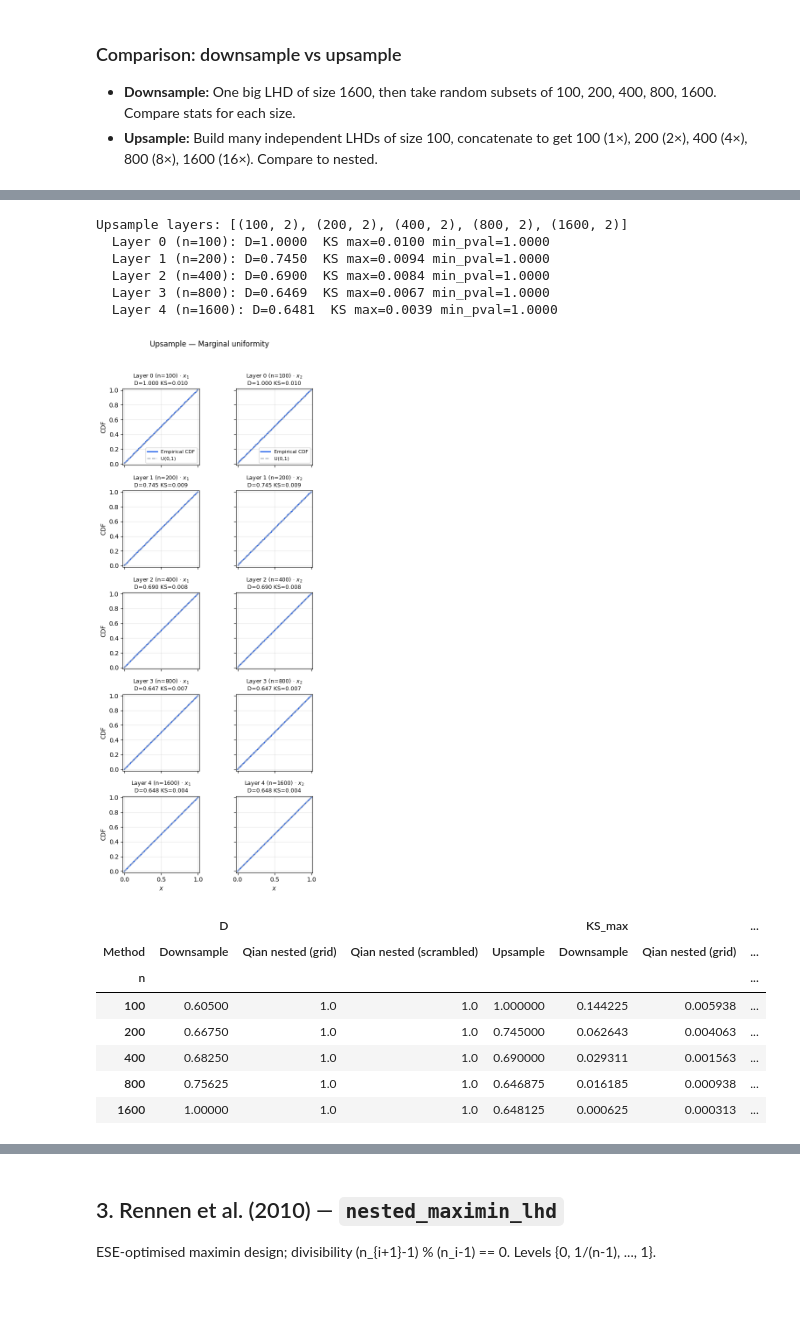
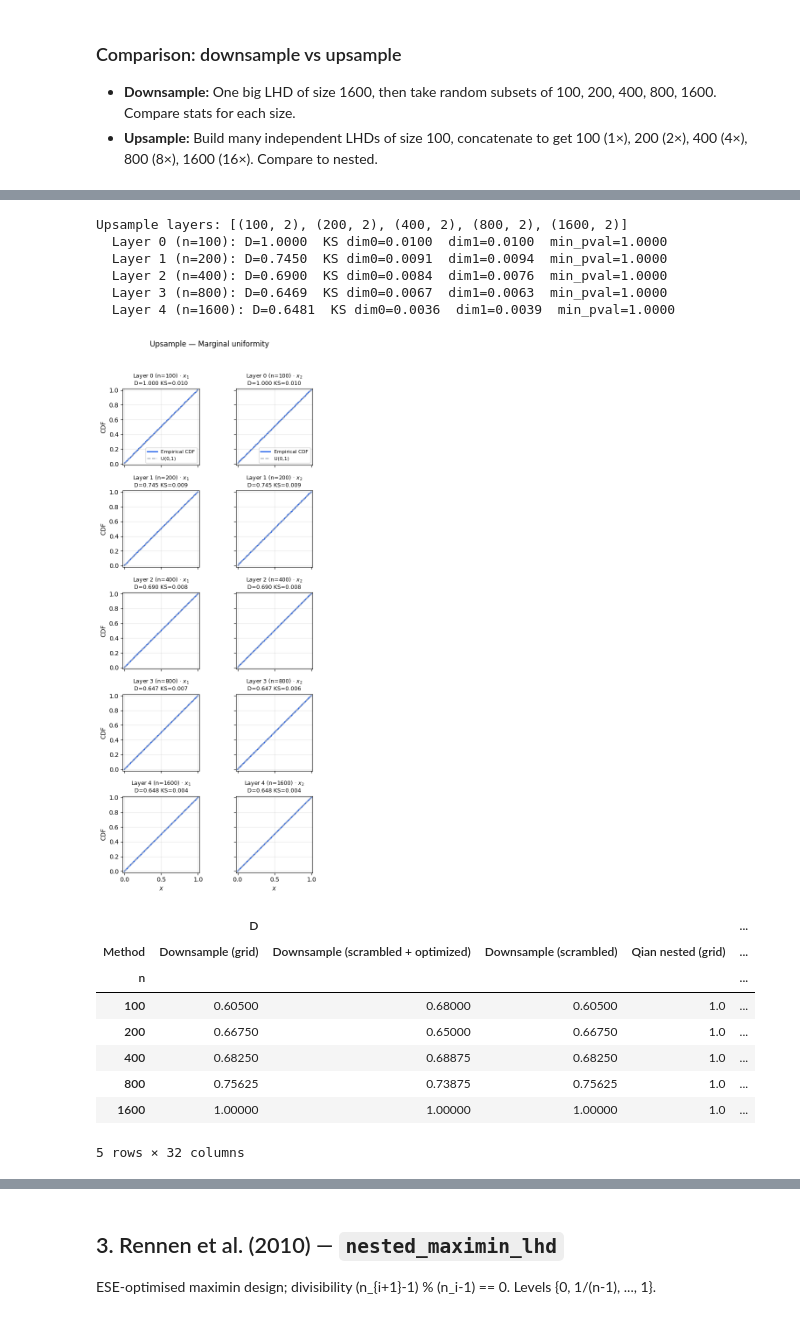
Before and after one commit to kstoreyf/gethypercube, a Jupyter notebook: examples/example_nested.ipynb, the cells around one changed output, grey strips where cells are left out. Cells and saved outputs as stored; diff of their text form; code cells hidden in the pictures.

Commit message:
qian implementation looking solid

```diff
--- a/examples/example_nested.ipynb
+++ b/examples/example_nested.ipynb
@@ -213,6 +317,7 @@ plot_nested_scatter([layers_qmc], title="scipy qmc, n=40 (unscrambled)")
 ### Large number samples for statistical tests
 # %%
 m_big = [100, 200, 400, 800, 1600]
+k = 2
 # %%
 layers_qian_grid = nested_lhd(k=k, m_layers=m_big, seed=17, scramble=False)
 print_layer_stats(layers_qian_grid, "Qian nested (grid)")
@@ -246,10 +355,14 @@ Qian nested (scrambled)layers: [(100, 2), (200, 2), (400, 2), (800, 2), (1600, 2
 rng = np.random.default_rng(17)
 n_max = 1600
 big_lhd = nested_lhd(k=k, m_layers=[n_max], seed=17, scramble=True)[0]
+big_lhd_grid = nested_lhd(k=k, m_layers=[n_max], seed=17, scramble=False)[0]
+big_lhd_opt = stats.qmc.LatinHypercube(d=k, scramble=True, optimization="random-cd", seed=17).random(n=n_max)
 idxs = {}
 for n in m_big:
     idxs[n] = rng.choice(n_max, size=n, replace=False)
 layers_downsample = [big_lhd[idxs[n]] for n in m_big]
+layers_downsample_grid = [big_lhd_grid[idxs[n]] for n in m_big]
+layers_downsample_opt = [big_lhd_opt[idxs[n]] for n in m_big]
 print_layer_stats(layers_downsample, "Downsample ")
 plot_marginal_uniformity(layers_downsample, k, title_prefix="Downsample — ")
 # %% [output]
@@ -264,8 +381,10 @@ Downsample layers: [(100, 2), (200, 2), (400, 2), (800, 2), (1600, 2)]
 # Upsample: combine many small LHDs (n=100) to make 100, 200, 400, 800, 1600
 rng = np.random.default_rng(17)
 n_small = 100
-# Build 16 independent LHDs of size 100
+# Build 16 independent LHDs of size 100 (scrambled, grid, and scrambled+optimized)
 lhd_100_list = [nested_lhd(k=k, m_layers=[n_small], seed=17 + i, scramble=True)[0] for i in range(16)]
+lhd_100_list_grid = [nested_lhd(k=k, m_layers=[n_small], seed=17 + i, scramble=False)[0] for i in range(16)]
+lhd_100_list_opt = [stats.qmc.LatinHypercube(d=k, scramble=True, optimization="random-cd", seed=17 + i).random(n=n_small) for i in range(16)]
 layers_upsample = [
     lhd_100_list[0],
     np.vstack(lhd_100_list[:2]),
@@ -273,40 +392,61 @@ layers_upsample = [
     np.vstack(lhd_100_list[:8]),
     np.vstack(lhd_100_list[:16]),
 ]
+layers_upsample_grid = [
+    lhd_100_list_grid[0],
+    np.vstack(lhd_100_list_grid[:2]),
+    np.vstack(lhd_100_list_grid[:4]),
+    np.vstack(lhd_100_list_grid[:8]),
+    np.vstack(lhd_100_list_grid[:16]),
+]
+layers_upsample_opt = [
+    lhd_100_list_opt[0],
+    np.vstack(lhd_100_list_opt[:2]),
+    np.vstack(lhd_100_list_opt[:4]),
+    np.vstack(lhd_100_list_opt[:8]),
+    np.vstack(lhd_100_list_opt[:16]),
+]
 print_layer_stats(layers_upsample, "Upsample ")
 plot_marginal_uniformity(layers_upsample, k, title_prefix="Upsample — ")
 # %% [output]
 Upsample layers: [(100, 2), (200, 2), (400, 2), (800, 2), (1600, 2)]
-  Layer 0 (n=100): D=1.0000  KS max=0.0100 min_pval=1.0000
-  Layer 1 (n=200): D=0.7450  KS max=0.0094 min_pval=1.0000
-  Layer 2 (n=400): D=0.6900  KS max=0.0084 min_pval=1.0000
-  Layer 3 (n=800): D=0.6469  KS max=0.0067 min_pval=1.0000
-  Layer 4 (n=1600): D=0.6481  KS max=0.0039 min_pval=1.0000
+  Layer 0 (n=100): D=1.0000  KS dim0=0.0100  dim1=0.0100  min_pval=1.0000
+  Layer 1 (n=200): D=0.7450  KS dim0=0.0091  dim1=0.0094  min_pval=1.0000
+  Layer 2 (n=400): D=0.6900  KS dim0=0.0084  dim1=0.0076  min_pval=1.0000
+  Layer 3 (n=800): D=0.6469  KS dim0=0.0067  dim1=0.0063  min_pval=1.0000
+  Layer 4 (n=1600): D=0.6481  KS dim0=0.0036  dim1=0.0039  min_pval=1.0000
 [figure]
 # %%
-# Compare stats for same-size layers: nested vs downsample vs upsample
+# Compare stats for same-size layers: nested vs downsample vs upsample (grid, scrambled, scrambled+optimized)
 sizes = m_big  # [100, 200, 400, 800, 1600]
 rows = []
 for name, layers in [
     ("Qian nested (grid)", layers_qian_grid),
     ("Qian nested (scrambled)", layers_qian),
-    ("Downsample", layers_downsample),
-    ("Upsample", layers_upsample),
+    ("Downsample (grid)", layers_downsample_grid),
+    ("Downsample (scrambled)", layers_downsample),
+    ("Downsample (scrambled + optimized)", layers_downsample_opt),
+    ("Upsample (grid)", layers_upsample_grid),
+    ("Upsample (scrambled)", layers_upsample),
+    ("Upsample (scrambled + optimized)", layers_upsample_opt),
 ]:
     stats = layer_stats(layers)
-    for i, (n, (d, max_s, min_p)) in enumerate(zip(sizes, stats)):
-        rows.append({"Method": name, "n": n, "D": d, "KS_max": max_s, "KS_min_pval": min_p})
+    for i, (n, (d, ks_stats, min_p)) in enumerate(zip(sizes, stats)):
+        d_star = star_discrepancy(layers[i])
+        cd = centered_discrepancy(layers[i])
+        rows.append({"Method": name, "n": n, "D": d, "KS": ks_stats, "KS_max": max(ks_stats), "KS_min_pval": min_p, "D_star": d_star, "CD": cd})
 df = pd.DataFrame(rows)
 df
 
 # Pivot by n for direct comparison
-df.pivot(index="n", columns="Method", values=["D", "KS_max"])
+df.pivot(index="n", columns="Method", values=["D", "KS_max", "D_star", "CD"])
 # %% [output]
-|  | D |  |  |  | KS_max |  | ... |
-| Method | Downsample | Qian nested (grid) | Qian nested (scrambled) | Upsample | Downsample | Qian nested (grid) | ... |
-| n |  |  |  |  |  |  | ... |
-| 100 | 0.60500 | 1.0 | 1.0 | 1.000000 | 0.144225 | 0.005938 | ... |
-| 200 | 0.66750 | 1.0 | 1.0 | 0.745000 | 0.062643 | 0.004063 | ... |
-| 400 | 0.68250 | 1.0 | 1.0 | 0.690000 | 0.029311 | 0.001563 | ... |
-| 800 | 0.75625 | 1.0 | 1.0 | 0.646875 | 0.016185 | 0.000938 | ... |
-| 1600 | 1.00000 | 1.0 | 1.0 | 0.648125 | 0.000625 | 0.000313 | ... |
+|  | D |  |  |  | ... |
+| Method | Downsample (grid) | Downsample (scrambled + optimized) | Downsample (scrambled) | Qian nested (grid) | ... |
+| n |  |  |  |  | ... |
+| 100 | 0.60500 | 0.68000 | 0.60500 | 1.0 | ... |
+| 200 | 0.66750 | 0.65000 | 0.66750 | 1.0 | ... |
+| 400 | 0.68250 | 0.68875 | 0.68250 | 1.0 | ... |
+| 800 | 0.75625 | 0.73875 | 0.75625 | 1.0 | ... |
+| 1600 | 1.00000 | 1.00000 | 1.00000 | 1.0 | ... |
+5 rows × 32 columns
```
Also changed, not shown: parts of 26 cells of this notebook, 4 other files.
